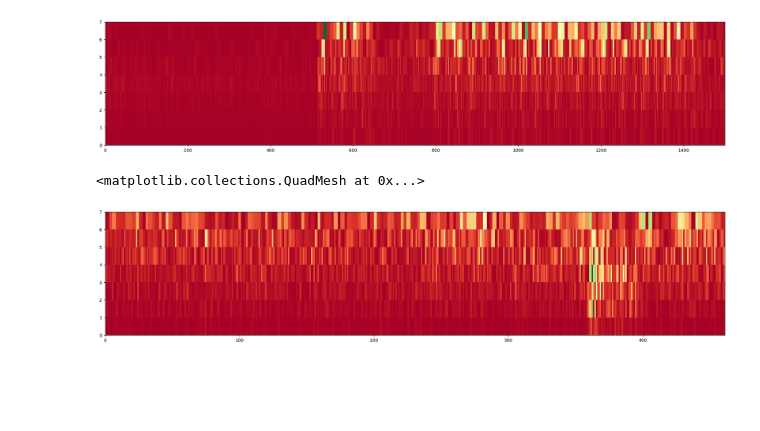
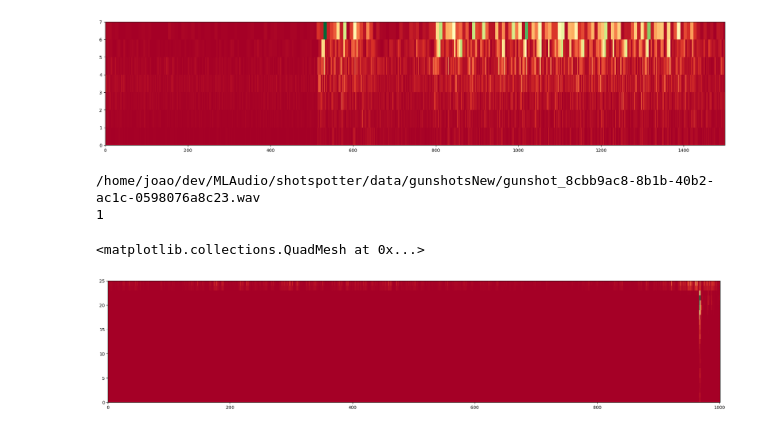
Before and after one commit to khood5/MLAudio, a Jupyter notebook: shotspotter/snn/test-visualizations.ipynb, the cells around one changed output. Cells and saved outputs as stored; diff of their text form; code cells hidden in the pictures; blank space fills up the shorter version.

```diff
--- a/shotspotter/snn/test-visualizations.ipynb
+++ b/shotspotter/snn/test-visualizations.ipynb
@@ -18,9 +18,17 @@ plt.pcolormesh(data, cmap='RdYlGn')
 <matplotlib.collections.QuadMesh at 0x...>
 [figure]
 # %%
-data = np.load('./data/1200-dwt.npz')['train_set'][925]
+INDEX = 9
+x = np.load('./data/1200-spec.npz')
+
+print(x['validation_filenames'][INDEX])
+print(x['validation_labels'][INDEX])
+
+data = x['validation_set'][INDEX][::-1, :]
 plt.figure(figsize=(25,5))
 plt.pcolormesh(data, cmap='RdYlGn')
 # %% [output]
-<matplotlib.collections.QuadMesh at 0x...>
+/home/joao/dev/MLAudio/shotspotter/data/gunshotsNew/gunshot_8cbb9ac8-8b1b-40b2-ac1c-0598076a8c23.wav
+1
+<matplotlib.collections.QuadMesh at 0x...>
-[figure, old version]
+[figure, new version]
```
Also changed, not shown: parts of 1 cell of this notebook, 6 other files.
